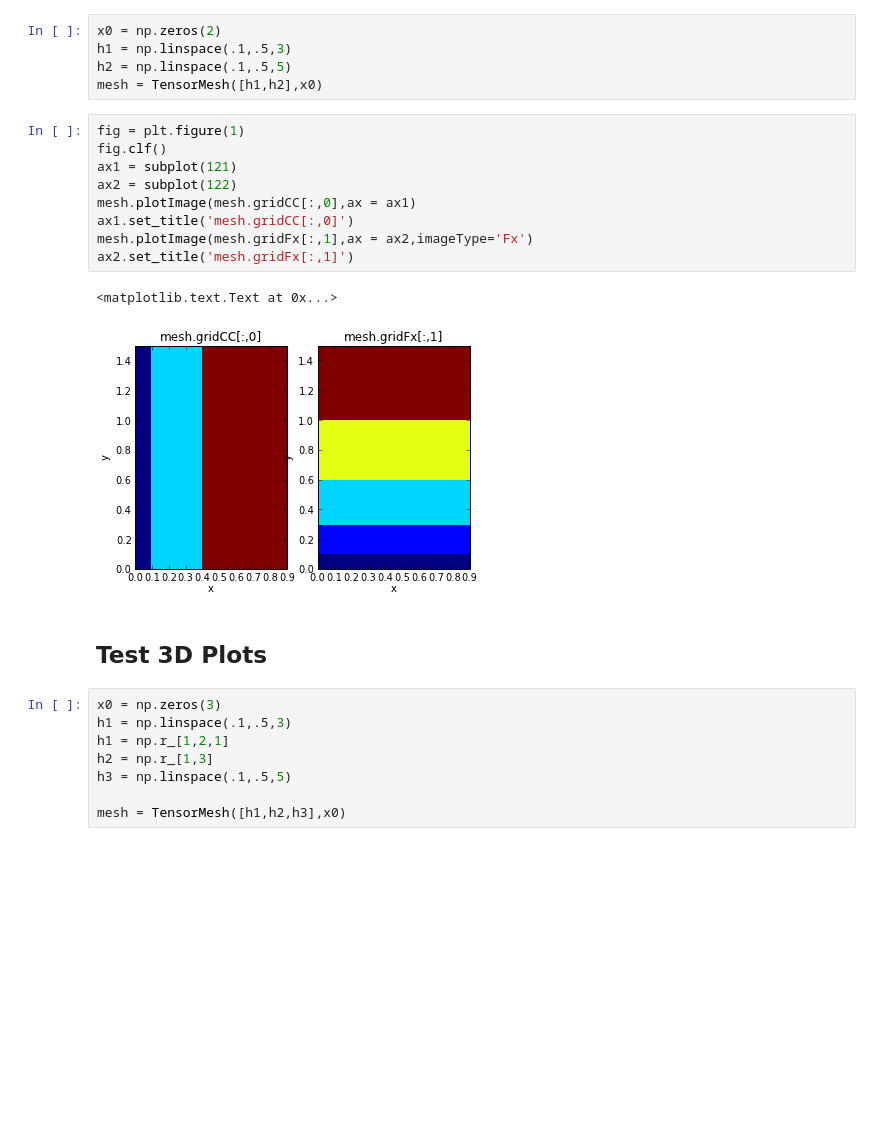
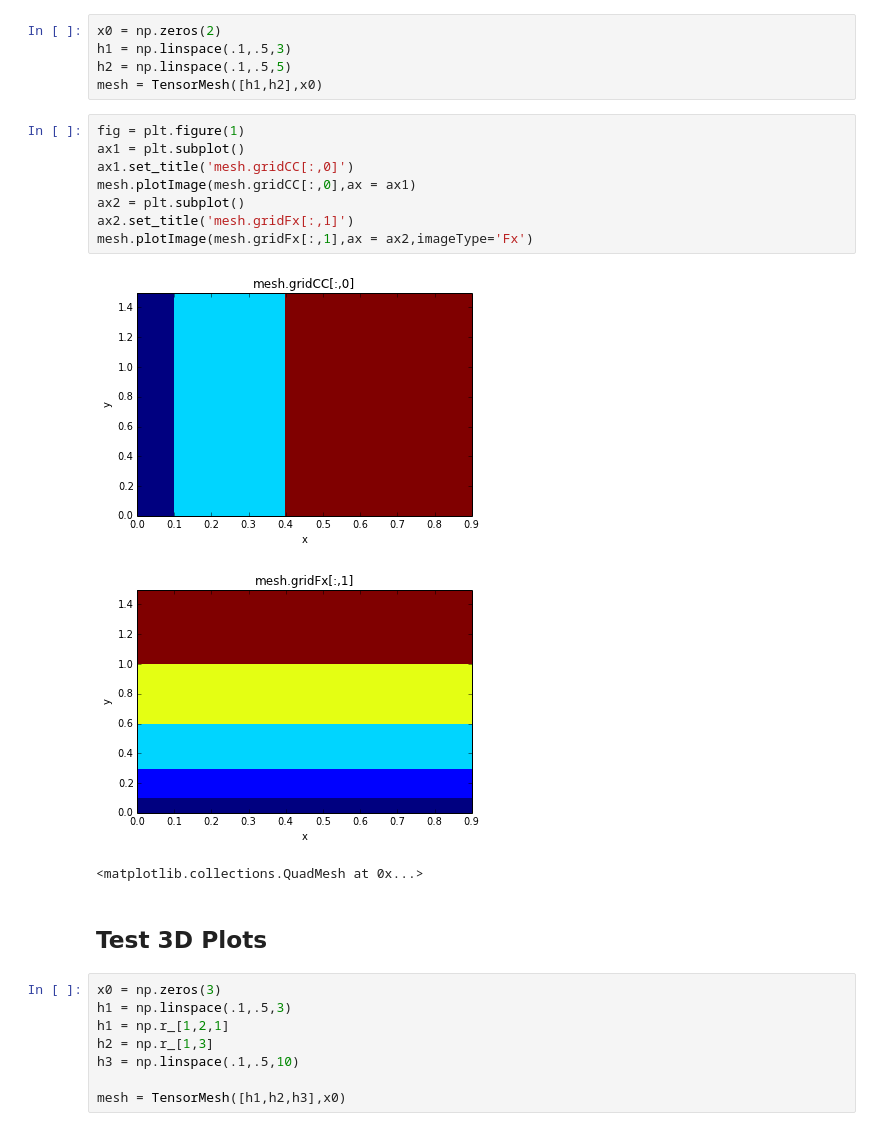
Before and after one commit to simpeg/simpeg, a Jupyter notebook: notebooks/exPlotImage2D.ipynb, the cells around one changed output. Cells and saved outputs as stored; diff of their text form; blank space fills up the shorter version.

```diff
--- a/notebooks/exPlotImage2D.ipynb
+++ b/notebooks/exPlotImage2D.ipynb
@@ -40,16 +37,16 @@ h2 = np.linspace(.1,.5,5)
 mesh = TensorMesh([h1,h2],x0)
 # %%
 fig = plt.figure(1)
-fig.clf()
-ax1 = subplot(121)
-ax2 = subplot(122)
+ax1 = plt.subplot()
+ax1.set_title('mesh.gridCC[:,0]')
 mesh.plotImage(mesh.gridCC[:,0],ax = ax1)
-ax1.set_title('mesh.gridCC[:,0]')
+ax2 = plt.subplot()
+ax2.set_title('mesh.gridFx[:,1]')
 mesh.plotImage(mesh.gridFx[:,1],ax = ax2,imageType='Fx')
-ax2.set_title('mesh.gridFx[:,1]')
 # %% [output]
+[figure, new version]
+[figure, added]
-<matplotlib.text.Text at 0x...>
+<matplotlib.collections.QuadMesh at 0x...>
-[figure, old version]
 # %% [markdown]
 ## Test 3D Plots
 # %%
@@ -57,7 +54,7 @@ x0 = np.zeros(3)
 h1 = np.linspace(.1,.5,3)
 h1 = np.r_[1,2,1]
 h2 = np.r_[1,3]
-h3 = np.linspace(.1,.5,5)
+h3 = np.linspace(.1,.5,10)
 
 mesh = TensorMesh([h1,h2,h3],x0)
 # %%
```
Also changed, not shown: parts of 4 cells of this notebook, 4 other files.
